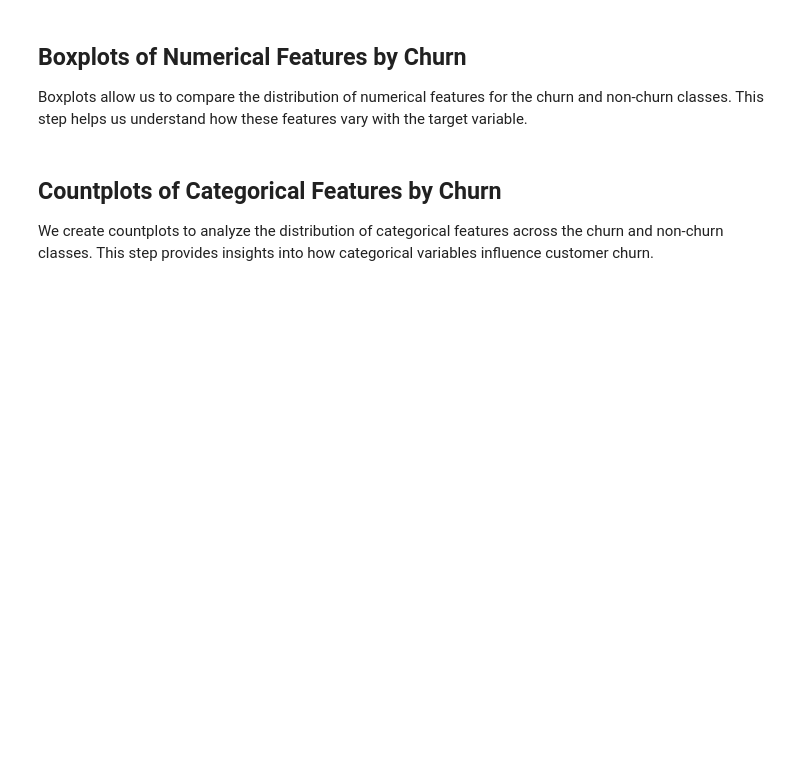
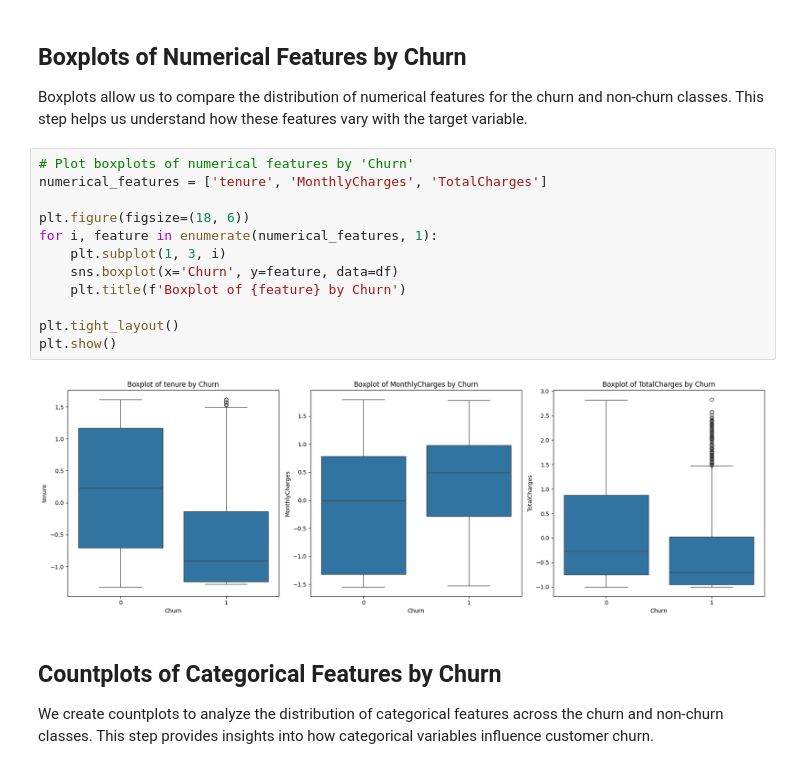
Before and after one commit to FirasKahlaoui/customer-churn, a Jupyter notebook: notebooks/exploratory_data_analysis.ipynb, the cells around one changed output. Saved outputs shown, nothing was run; the diff lists cells and outputs as text; blank space fills up the shorter version.

Commit message:
Boxplots

```diff
--- a/notebooks/exploratory_data_analysis.ipynb
+++ b/notebooks/exploratory_data_analysis.ipynb
@@ -117,6 +117,20 @@ plt.show()
 ## Boxplots of Numerical Features by Churn
 
 Boxplots allow us to compare the distribution of numerical features for the churn and non-churn classes. This step helps us understand how these features vary with the target variable.
+# %%
+# Plot boxplots of numerical features by 'Churn'
+numerical_features = ['tenure', 'MonthlyCharges', 'TotalCharges']
+
+plt.figure(figsize=(18, 6))
+for i, feature in enumerate(numerical_features, 1):
+    plt.subplot(1, 3, i)
+    sns.boxplot(x='Churn', y=feature, data=df)
+    plt.title(f'Boxplot of {feature} by Churn')
+
+plt.tight_layout()
+plt.show()
+# %% [output]
+[figure, added]
 # %% [markdown]
 ## Countplots of Categorical Features by Churn
 
```
